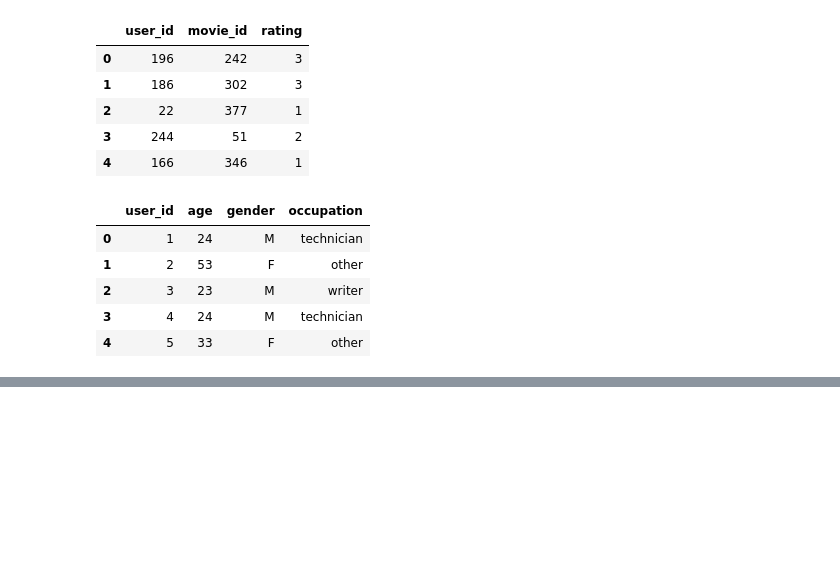
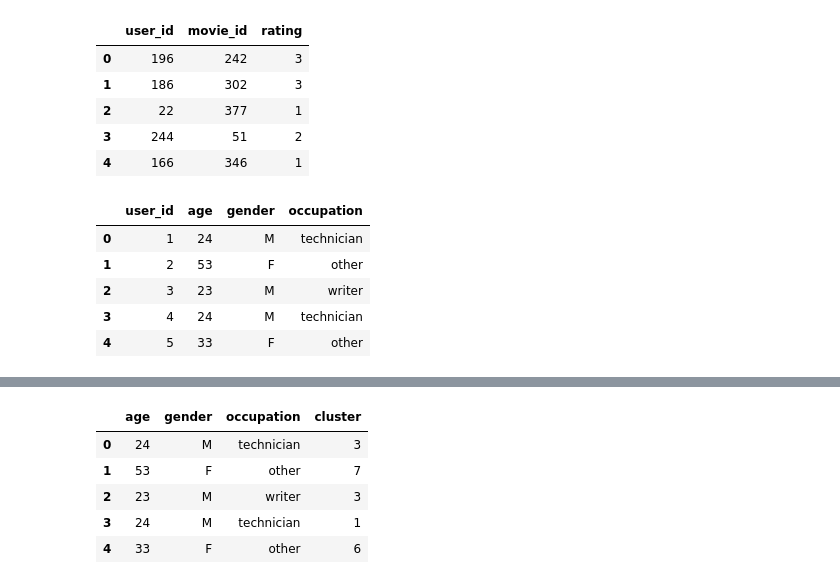
Before and after one commit to Kristina-A/MachineLearningRecommenderSystem, a Jupyter notebook: RecommenderSystem.ipynb, the cells around one changed output, grey strips where cells are left out. Saved outputs shown, nothing was run; the diff lists cells and outputs as text; code cells hidden in the pictures; blank space fills up the shorter version.

```diff
--- a/RecommenderSystem.ipynb
+++ b/RecommenderSystem.ipynb
@@ -234,13 +272,20 @@ cluster_ratings.head()
 # %%
 # finding best rated cluster for each user
 idx = cluster_ratings.groupby(['user_id'], as_index=False)['rating'].idxmax()
 cluster_ratings = cluster_ratings.loc[idx]
 
 # combine user info and best rated cluster info
 users_clusters = pd.merge(users, cluster_ratings, on='user_id')
-users_clusters = users_clusters.drop(['user_id', 'rating'], axis=1)
+users_clusters = users_clusters.drop(columns=['user_id', 'rating'])
 
 users_clusters.head()
+# %% [output]
+|  | age | gender | occupation | cluster |
+| 0 | 24 | M | technician | 3 |
+| 1 | 53 | F | other | 7 |
+| 2 | 23 | M | writer | 3 |
+| 3 | 24 | M | technician | 1 |
+| 4 | 33 | F | other | 6 |
 # %%
 # change categorical information into numerical information
 categorical_features = ['gender', 'occupation']
```
Also changed, not shown: parts of 25 cells of this notebook.
